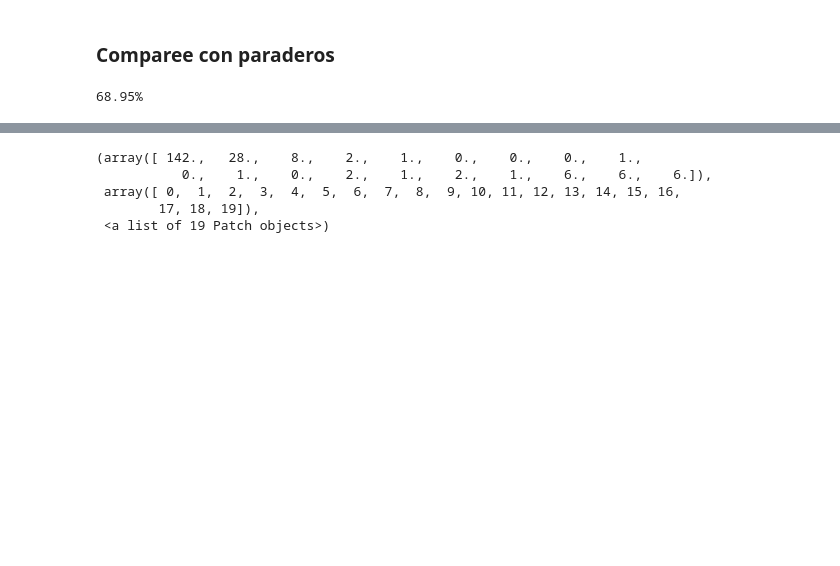
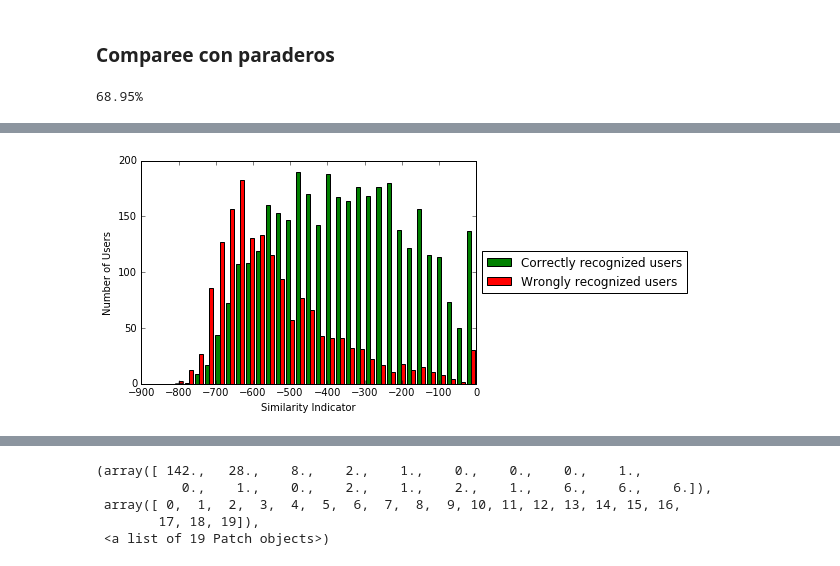
Before and after one commit to cinai/identification-algorithms, a Jupyter notebook: algoritmo_1/The test after tomorrow.ipynb, the cells around one changed output, grey strips where cells are left out. Saved outputs shown, nothing was run; the diff lists cells and outputs as text; code cells hidden in the pictures; blank space fills up the shorter version.

```diff
--- a/algoritmo_1/The test after tomorrow.ipynb
+++ b/algoritmo_1/The test after tomorrow.ipynb
@@ -235,2 +251,12 @@ plt.show()
+# %%
+colors = ['green', 'red']
+plt.hist([a,b], 30, histtype='bar',color=colors,label=['Correctly recognized users','Wrongly recognized users'])
+plt.xlabel('Similarity Indicator')
+plt.ylabel('Number of Users')
+plt.legend(loc='center left', bbox_to_anchor=(1, 0.5))
+#plt.legend((a,b),('Correctly identified users','Correctly identified users'))
+plt.savefig('hist_tpm.eps', format='eps', dpi=1000)
+# %% [output]
+[figure, added]
 # %%
 colors = ['red', 'blue']
```
Also changed, not shown: parts of 15 cells of this notebook.
